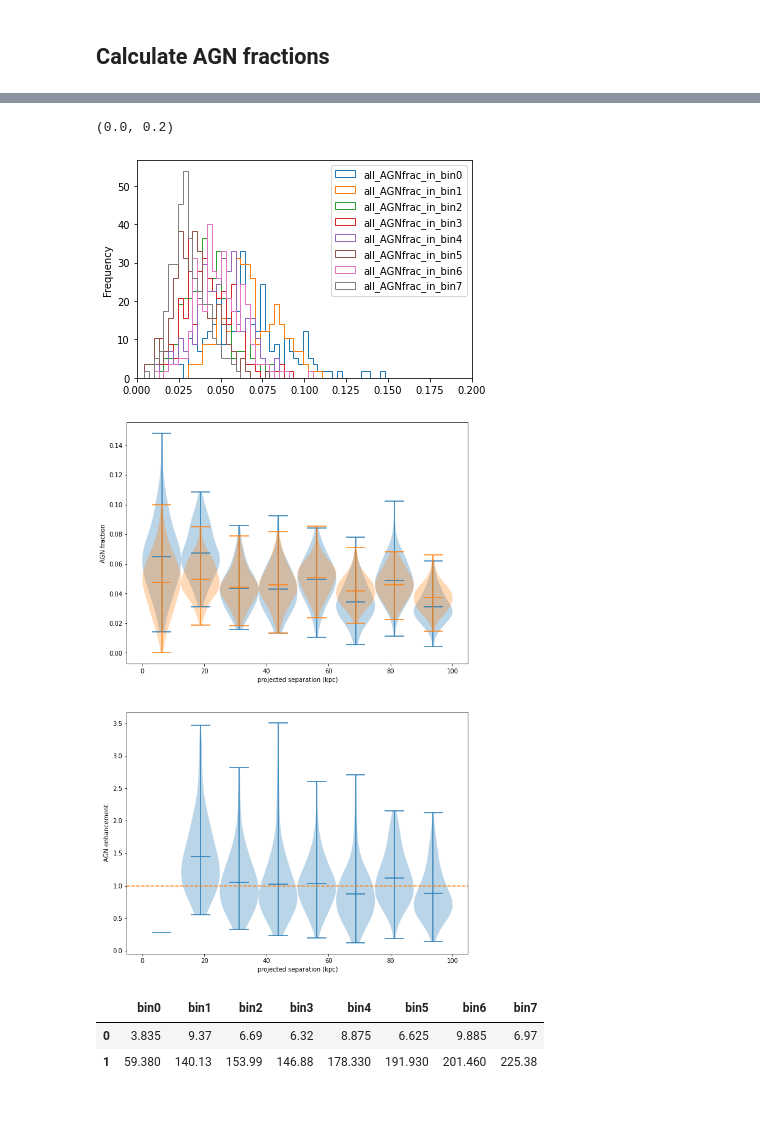
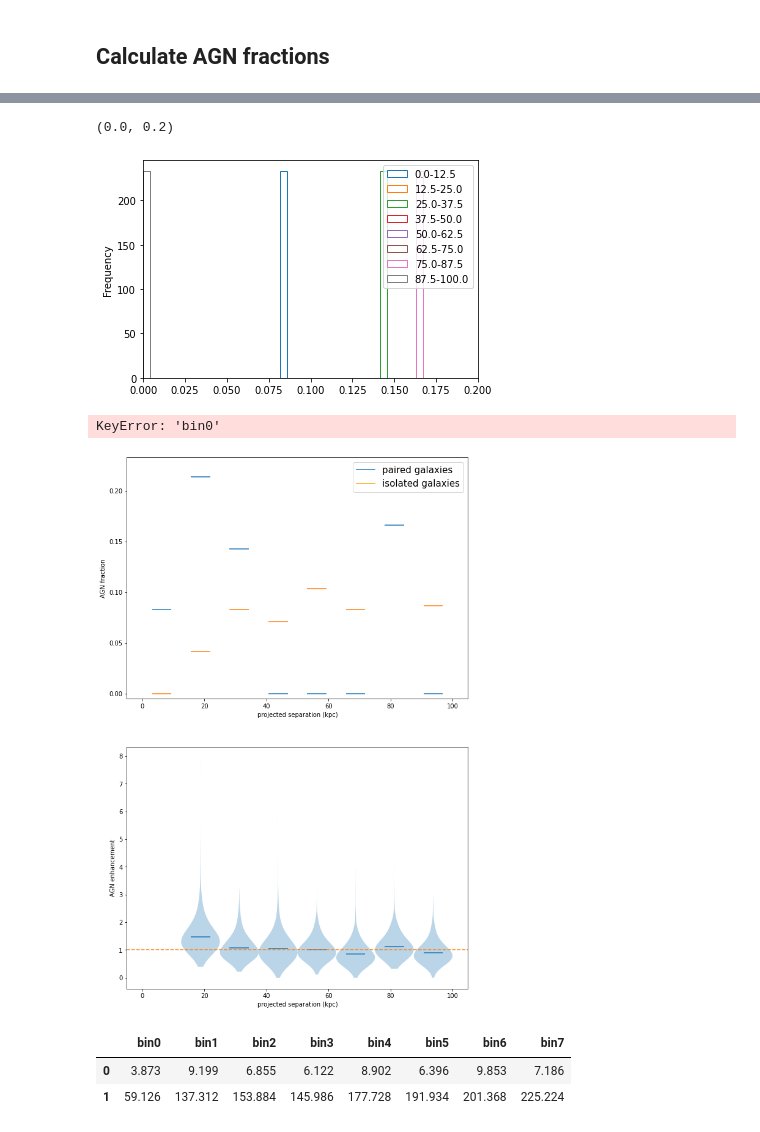
Before and after one commit to sldough21/pair-conv-misc, a Jupyter notebook: am_analysis.ipynb, the cells around one changed output, grey strips where cells are left out. Drawn from its saved outputs; the diff is of its cells as text; code cells hidden in the pictures.

Commit message:
cleaned up plots a bit

```diff
--- a/am_analysis.ipynb
+++ b/am_analysis.ipynb
@@ -249,9 +241,9 @@ bin_pairfrac = {}
 bin_isofrac = {}
 
 # read through all the iteration files
-for file in (os.listdir(data_path+'photo-specz_results/')):
-    it_df = pd.read_csv(data_path+'photo-specz_results/'+file)
-    it_df = it_df[ (it_df['prime_drawn_M'] > 10) & (it_df['prime_drawn_z'] < 2.5) ]#& (it_df['field'] != 'GDS') ]
+for file in tqdm(os.listdir(data_path+'specz_results/')):
+    it_df = pd.read_csv(data_path+'specz_results/'+file)
+    it_df = it_df[ (it_df['prime_drawn_M'] > 10) & (it_df['prime_drawn_z'] < 2.5) ]#& (it_df['field'] == 'GDS') ]
 
     # separate pairs into bins
     for rnge in bins:
@@ -284,16 +276,16 @@ for file in (os.listdir(data_path+'photo-specz_results/')):
 
 
         # calculate the AGN fraction in that bin and append it to same calculation accross iteration
-        bin_pairfrac['AGNfrac_in_'+rnge] = ((  len(bin_df[ (bin_df['prime_drawn_LX'] > LX_AGN) ]) +
+        bin_pairfrac[bins[rnge]] = ((  len(bin_df[ (bin_df['prime_drawn_LX'] > LX_AGN) ]) +
                                              len(bin_df[ (bin_df['partner_drawn_LX'] > LX_AGN) ])
                                             ) /
                                             (  bin_df['prime_drawn_LX'].count() +
                                              bin_df['partner_drawn_LX'].count()
                                             ))
-        bin_all_pairfrac['all_AGNfrac_in_'+rnge].append(bin_pairfrac['AGNfrac_in_'+rnge])
+        bin_all_pairfrac[bins[rnge]].append(bin_pairfrac[bins[rnge]])
 
 
-        bin_isofrac['AGNfrac_in_'+rnge] = ((  len(bin_df[ (bin_df['prime_control1_drawn_LX'] > LX_AGN) ] ) +
+        bin_isofrac[bins[rnge]] = ((  len(bin_df[ (bin_df['prime_control1_drawn_LX'] > LX_AGN) ] ) +
                                             len(bin_df[ (bin_df['prime_control2_drawn_LX'] > LX_AGN) ]) +
                                             len(bin_df[ (bin_df['partner_control1_drawn_LX'] > LX_AGN) ]) +
                                             len(bin_df[ (bin_df['partner_control2_drawn_LX'] > LX_AGN) ])
@@ -302,13 +294,13 @@ for file in (os.listdir(data_path+'photo-specz_results/')):
                                              bin_df['prime_control2_drawn_LX'].count() +
                                              bin_df['partner_control1_drawn_LX'].count() +
                                              bin_df['partner_control2_drawn_LX'].count() ))
-        bin_all_isofrac['all_AGNfrac_in_'+rnge].append(bin_isofrac['AGNfrac_in_'+rnge])
+        bin_all_isofrac[bins[rnge]].append(bin_isofrac[bins[rnge]])
 
         # store simple counts
-        bin_AGN_count[str(rnge)].append(len(bin_df[ (bin_df['prime_drawn_LX'] > LX_AGN) ]) +
+        bin_AGN_count[bins[rnge]].append(len(bin_df[ (bin_df['prime_drawn_LX'] > LX_AGN) ]) +
                                              len(bin_df[ (bin_df['partner_drawn_LX'] > LX_AGN) ]))
 
-        bin_gal_count[str(rnge)].append(bin_df['prime_drawn_LX'].count() +
+        bin_gal_count[bins[rnge]].append(bin_df['prime_drawn_LX'].count() +
                                              bin_df['partner_drawn_LX'].count())
 # %%
 def make_bins(max_dist=100, n_bins=10):
@@ -376,7 +373,7 @@ pAGNf_df.plot.hist(bins=50, histtype='step', density=True)
 plt.xlim(0, 0.20)
 # %% [output]
 (0.0, 0.2)
-[figure, old version]
+[figure, new version]
 # %%
 ### should double check the movement of all this data
 # %%
@@ -394,28 +391,34 @@ vwidth = float((bins['bin0'].split('-'))[1]) - float((bins['bin0'].split('-'))[0
 AGN_enh = [(pdata[i] / idata[i]) for i in range(0, len(pdata))]
 
 # should make some dynamic vector in case I want to increase pair sample out to 150 kpc or something
+# %% [output]
+KeyError: 'bin0'
 # %%
 # make violin plots
 fig, axs = plt.subplots(nrows=2, ncols=1, figsize=(10, 16))
 axs[0].violinplot(pdata, kpc_meds, points=100, widths=vwidth, showmeans=True,
-                     showextrema=True, showmedians=False, bw_method=0.5)
+                     showextrema=False, showmedians=False, bw_method=0.5)
 axs[0].violinplot(idata, kpc_meds, points=100, widths=vwidth, showmeans=True,
-                     showextrema=True, showmedians=False, bw_method=0.5)
+                     showextrema=False, showmedians=False, bw_method=0.5)
 # axs[0].set_title('Results', fontsize=20)
 axs[0].axis(xmin=-5,xmax=105)
+axs[0].axis(ymin=-0.005)
 axs[0].set_xlabel('projected separation (kpc)')
 axs[0].set_ylabel('AGN fraction')
+axs[0].plot([-10,-10], color='#1f77b4', label='paired galaxies')
+axs[0].plot([-10,-10], color='orange', label='isolated galaxies')
+axs[0].legend(fontsize=15)
 
 axs[1].violinplot(AGN_enh, kpc_meds, points=100, widths=vwidth, showmeans=True,
-                     showextrema=True, showmedians=False, bw_method=0.5)
+                     showextrema=False, showmedians=False, bw_method=0.5)
 axs[1].plot([-5,105], [1,1], linestyle='--')
 axs[1].axis(xmin=-5,xmax=105)
 axs[1].set_xlabel('projected separation (kpc)')
 axs[1].set_ylabel('AGN enhancement')
 
 plt.show()
 # %% [output]
-[figure, old version]
+[figure, new version]
 # %%
 # show average out counts from the bins and output as a simple df
 for rnge in bins:
@@ -428,8 +431,8 @@ df = pd.concat([AGN_count_df,gal_count_df], ignore_index = True, axis=0)
 df
 # %% [output]
 |  | bin0 | bin1 | bin2 | bin3 | bin4 | bin5 | bin6 | bin7 |
-| 0 | 3.835 | 9.37 | 6.69 | 6.32 | 8.875 | 6.625 | 9.885 | 6.97 |
-| 1 | 59.380 | 140.13 | 153.99 | 146.88 | 178.330 | 191.930 | 201.460 | 225.38 |
+| 0 | 3.873 | 9.199 | 6.855 | 6.122 | 8.902 | 6.396 | 9.853 | 7.186 |
+| 1 | 59.126 | 137.312 | 153.884 | 145.986 | 177.728 | 191.934 | 201.368 | 225.224 |
 # %%
 # right now there is not evidence for AGN enhancement
 # a few things:
```
Also changed, not shown: parts of 8 cells of this notebook.
